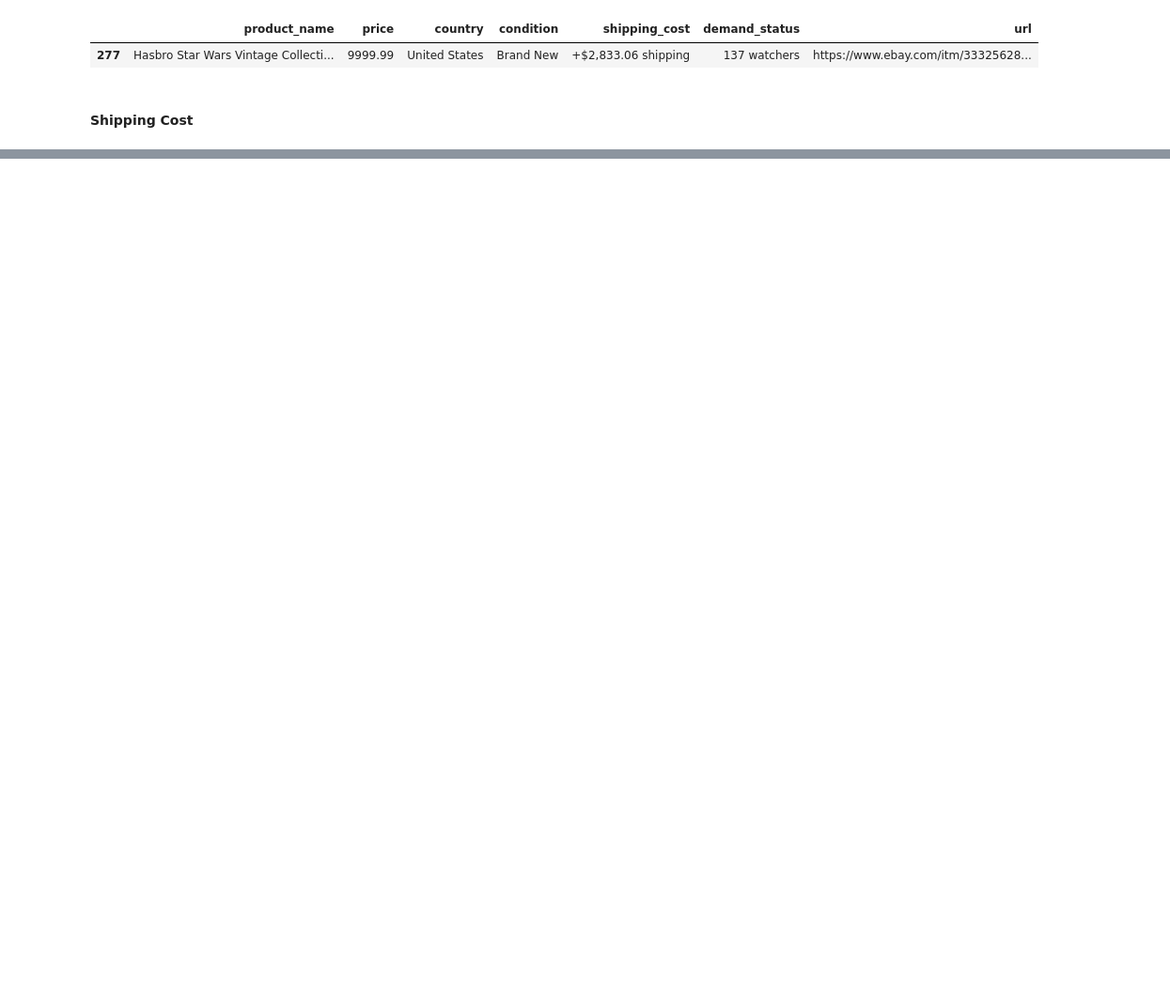
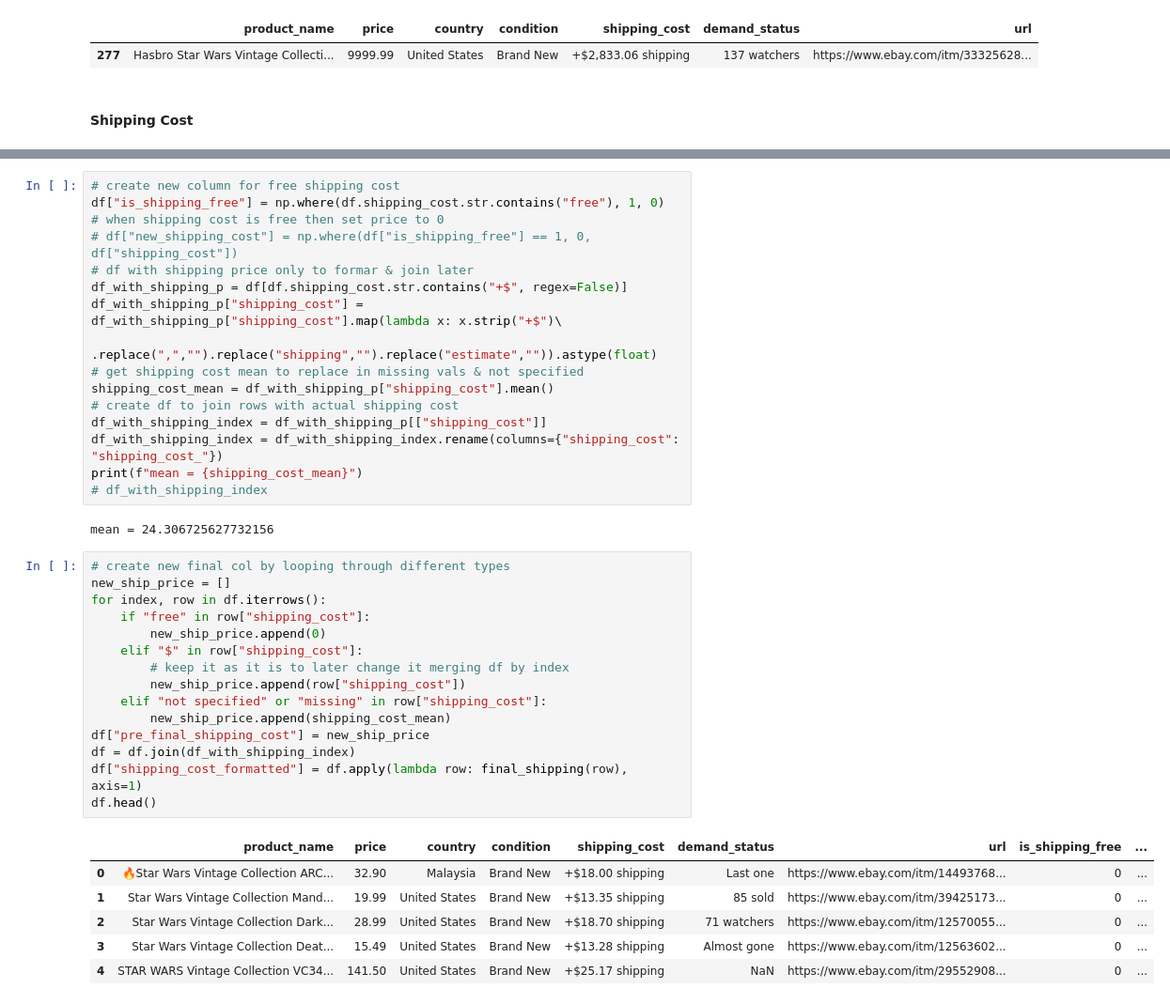
Before and after one commit to sebmedina-pers/ebay-star-wars-webscraper-and-eda, a Jupyter notebook: eda.ipynb, the cells around one changed output, grey strips where cells are left out. Shown: that part at 94% size. Saved outputs shown, nothing was run; the diff lists cells and outputs as text; blank space fills up the shorter version.

Commit message:
cleaned shipping cost for different status

```diff
--- a/eda.ipynb
+++ b/eda.ipynb
@@ -171,0 +203,40 @@ df[df["product_name"] == search]
+# %%
+# create new column for free shipping cost
+df["is_shipping_free"] = np.where(df.shipping_cost.str.contains("free"), 1, 0)
+# when shipping cost is free then set price to 0
+# df["new_shipping_cost"] = np.where(df["is_shipping_free"] == 1, 0, df["shipping_cost"])
+# df with shipping price only to formar & join later
+df_with_shipping_p = df[df.shipping_cost.str.contains("+$", regex=False)]
+df_with_shipping_p["shipping_cost"] = df_with_shipping_p["shipping_cost"].map(lambda x: x.strip("+$")\
+    .replace(",","").replace("shipping","").replace("estimate","")).astype(float)
+# get shipping cost mean to replace in missing vals & not specified
+shipping_cost_mean = df_with_shipping_p["shipping_cost"].mean()
+# create df to join rows with actual shipping cost
+df_with_shipping_index = df_with_shipping_p[["shipping_cost"]]
+df_with_shipping_index = df_with_shipping_index.rename(columns={"shipping_cost": "shipping_cost_"})
+print(f"mean = {shipping_cost_mean}")
+# df_with_shipping_index
+# %% [output]
+mean = 24.306725627732156
+# %%
+# create new final col by looping through different types
+new_ship_price = []
+for index, row in df.iterrows():
+    if "free" in row["shipping_cost"]:
+        new_ship_price.append(0)
+    elif "$" in row["shipping_cost"]:
+        # keep it as it is to later change it merging df by index
+        new_ship_price.append(row["shipping_cost"])
+    elif "not specified" or "missing" in row["shipping_cost"]:
+        new_ship_price.append(shipping_cost_mean)
+df["pre_final_shipping_cost"] = new_ship_price
+df = df.join(df_with_shipping_index)
+df["shipping_cost_formatted"] = df.apply(lambda row: final_shipping(row), axis=1)
+df.head()
+# %% [output]
+|  | product_name | price | country | condition | shipping_cost | demand_status | url | is_shipping_free | ... |
+| 0 | 🔥Star Wars Vintage Collection ARC... | 32.90 | Malaysia | Brand New | +$18.00 shipping | Last one | https://www.ebay.com/itm/14493768... | 0 | ... |
+| 1 | Star Wars Vintage Collection Mand... | 19.99 | United States | Brand New | +$13.35 shipping | 85 sold | https://www.ebay.com/itm/39425173... | 0 | ... |
+| 2 | Star Wars Vintage Collection Dark... | 28.99 | United States | Brand New | +$18.70 shipping | 71 watchers | https://www.ebay.com/itm/12570055... | 0 | ... |
+| 3 | Star Wars Vintage Collection Deat... | 15.49 | United States | Brand New | +$13.28 shipping | Almost gone | https://www.ebay.com/itm/12563602... | 0 | ... |
+| 4 | STAR WARS Vintage Collection VC34... | 141.50 | United States | Brand New | +$25.17 shipping | NaN | https://www.ebay.com/itm/29552908... | 0 | ... |
```
Also changed, not shown: parts of 6 cells of this notebook.
